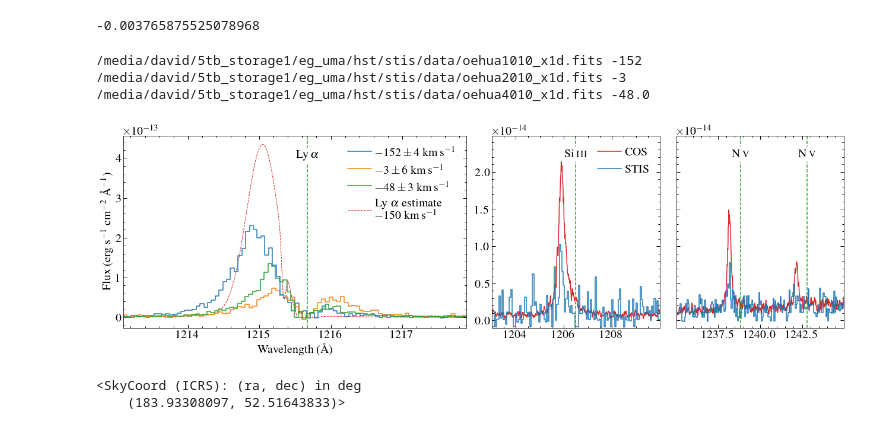
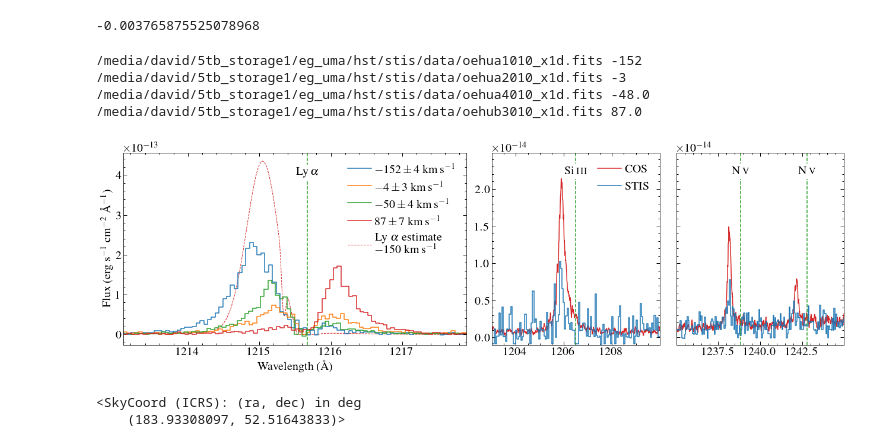
Before and after one commit to davidjwilson/pceb, a Jupyter notebook: eg_uma/eg_uma_stis_first_look.ipynb, the cells around one changed output. Saved outputs shown, nothing was run; the diff lists cells and outputs as text; code cells hidden in the pictures.

```diff
--- a/eg_uma/eg_uma_stis_first_look.ipynb
+++ b/eg_uma/eg_uma_stis_first_look.ipynb
@@ -174,7 +187,7 @@ line_dves = np.ndarray(shape=(len(x1ds), len(lines)))
 dates = []
 v_helios = []
 
-guess_dv = np.array([-160, 0, -60])*u.km/u.s
+guess_dv = np.array([-160, 0, -60, 50])*u.km/u.s
 for i, x in enumerate(x1ds):
     data = fits.getdata(x, 1)[0]
     hdr = fits.getheader(x, 1)
@@ -299,15 +315,15 @@ plt.subplots_adjust(hspace=0.01)
 # %%
 lyatab = Table.read('EGUMa_LyA_ISM_estimate.txt', format='ascii.basic')
 # %%
-dv_labs = [-152,-3, -48.0]
-dve_labs = [3.5, 5, 3.0]
+dv_labs = [-152,-3, -48.0, 87.0]
+dve_labs = [3.5, 5, 3.0, 7.4]
 
 plt.figure(figsize=(10,6))
 for i, x in enumerate(x1ds):
     print(x, dv_labs[i])
     data = fits.getdata(x, 1)[0]
     plt.step(data['WAVELENGTH'],data['FLUX'], label = r'$\Delta V = {0:.0f}\pm{1:.0f}$'.format(deltavs[i], deltav_errs[i]) +' km\,s$^{-1}$')
-plt.plot(lyatab['wave'], lyatab['flux_-150kms']*lyatab['ISM_attenuation'], label=r'Ly $\alpha$ estimate, $\Delta V = -150$ km\,s$^{-1}$', c='C3', lw=1, ls='--', zorder=-1)
+plt.plot(lyatab['wave'], lyatab['flux_-150kms']*lyatab['ISM_attenuation'], label=r'Ly $\alpha$ estimate, $\Delta V = -150$ km\,s$^{-1}$', c='C4', lw=1, ls='--', zorder=-1)
 
 plt.xlabel('Wavelength (\AA)')
 plt.ylabel('Flux (erg s$^{-1}$ cm$^{-2}$ \AA$^{-1}$)')
@@ -590,8 +609,9 @@ ltt_helio.value[0]
 # %% [output]
 -0.003765875525078968
 # %%
-dv_labs = [-152,-3, -48.0]
-dve_labs = [3.5, 5, 3.0]
+dv_labs = [-152,-3, -48.0, 87.0]
+dve_labs = [3.5, 5, 3.0, 7.4]
+
 
 plt.figure(figsize=(18,6))
 plt.subplot(121)
@@ -618,34 +638,35 @@ mask = (wc1 > ws[0]) & (wc1 < ws[-1])
 
 plt.subplot(143)
 plt.plot(wc1[mask], fc1[mask], label='COS', c='C3')
 plt.step(ws, fs, where='mid', label='STIS')
 plt.xlim(1203.01, 1209.99)
 plt.ylim(-1e-15, 2.49e-14)
 [plt.axvline(line, c='C2', ls='--') for line in lines]
 plt.annotate(names[0],(lines[0], 2.2e-14), horizontalalignment='center', bbox=dict(facecolor='white', edgecolor='none'))
 plt.legend()
 
 
 
 plt.subplot(144)
 plt.plot(wc1[mask], fc1[mask], c='C3')
 plt.step(ws, fs, where='mid')
 plt.xlim(1235.01, 1244.99)
 plt.ylim(-1e-15, 2.49e-14)
 [plt.axvline(line, c='C2', ls='--') for line in lines]
 [plt.annotate(name,(line, 2.2e-14), horizontalalignment='center', bbox=dict(facecolor='white', edgecolor='none')) for name, line in zip(names[1:], lines[1:])]
 
 plt.yticks(visible=False)
 
 
 plt.tight_layout()
 plt.subplots_adjust(wspace=0.1)
 plt.savefig('plots/stis_v_cos_3specs.png', dpi=150)
 # %% [output]
 /media/david/5tb_storage1/eg_uma/hst/stis/data/oehua1010_x1d.fits -152
 /media/david/5tb_storage1/eg_uma/hst/stis/data/oehua2010_x1d.fits -3
 /media/david/5tb_storage1/eg_uma/hst/stis/data/oehua4010_x1d.fits -48.0
+/media/david/5tb_storage1/eg_uma/hst/stis/data/oehub3010_x1d.fits 87.0
-[figure, old version]
+[figure, new version]
 # %%
 eg_uma = coord.SkyCoord(183.93308097127309, 52.51643832583794,
                         unit=(u.deg, u.deg), frame='icrs')
```
Also changed, not shown: parts of 17 cells of this notebook, 28 other files.
